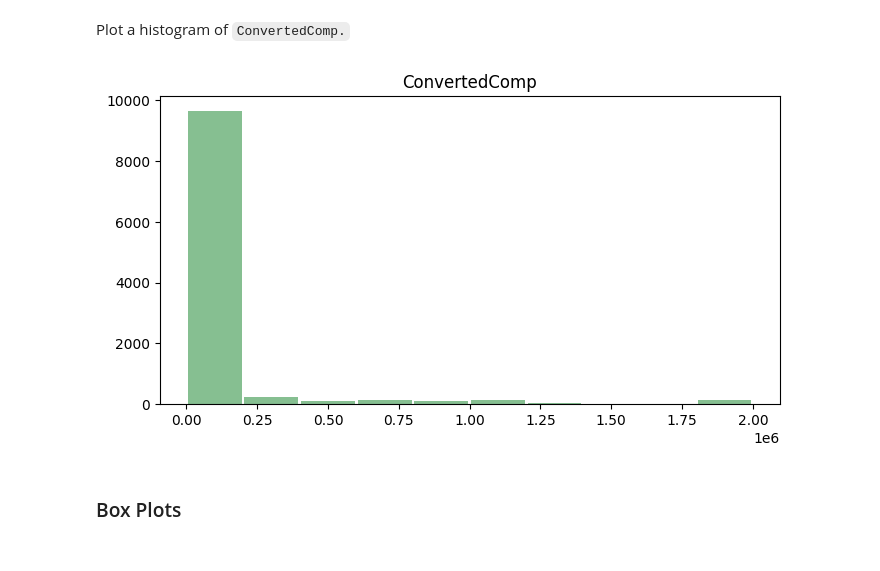
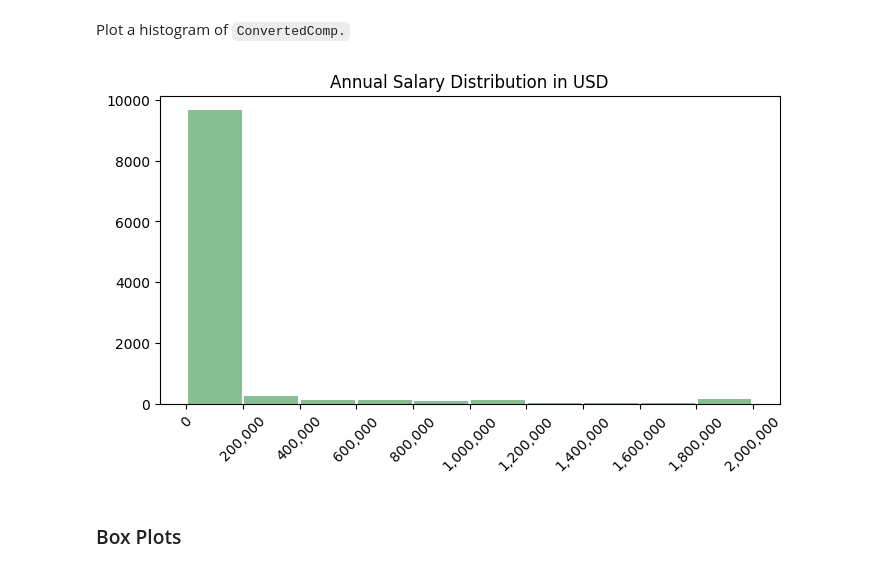
Before and after one commit to juliabulanaja/TechTrends-Analysis, a Jupyter notebook: M4Data_visualization.ipynb, the cells around one changed output. Drawn from its saved outputs; the diff is of its cells as text; code cells hidden in the pictures.

```diff
--- a/M4Data_visualization.ipynb
+++ b/M4Data_visualization.ipynb
@@ -149,12 +150,16 @@ Plot a histogram of `ConvertedComp.`
 # %%
 QUERY = """
 SELECT ConvertedComp FROM master
 """
 ConvertedComp_df = pd.read_sql_query(QUERY, conn)
-ConvertedComp_df.hist(rwidth=0.95, grid=False, color='#86bf91', figsize=(8, 4))
+ConvertedComp_df.hist(rwidth=0.95, grid=False, color='#86bf91', figsize=(8, 4), bins=10)
+plt.title('Annual Salary Distribution in USD')
+plt.xticks(np.linspace(int(ConvertedComp_df.min().min()), int(ConvertedComp_df.max().max()), 11),
+           labels=[f'{int(x):,}' for x in np.linspace(int(ConvertedComp_df.min().min()), int(ConvertedComp_df.max().max()), 11)],
+           rotation=45)
 plt.show()
 # %% [output]
-[figure, old version]
+[figure, new version]
 # %% [markdown]
 ### Box Plots
 # %% [markdown]
```
Also changed, not shown: parts of 6 cells of this notebook, 2 other files.
